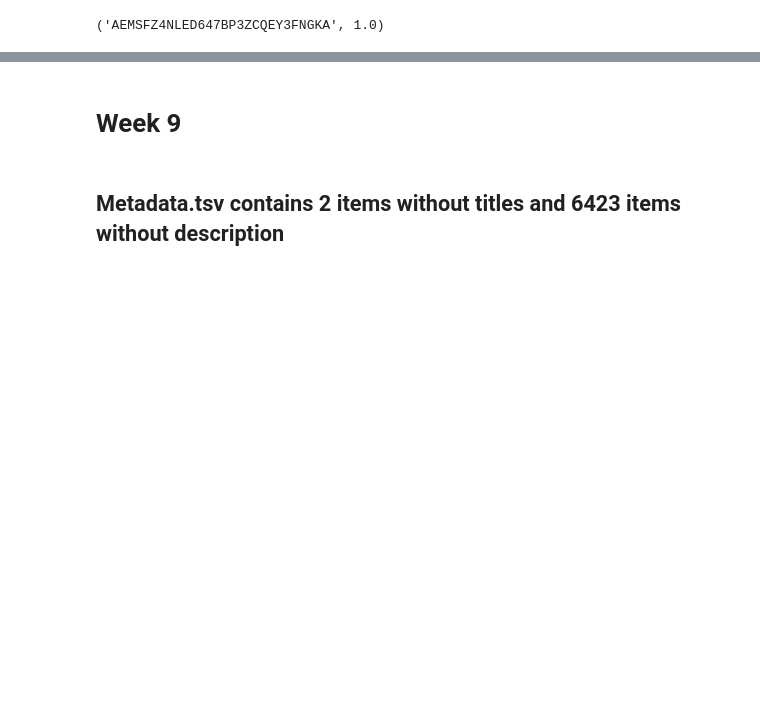
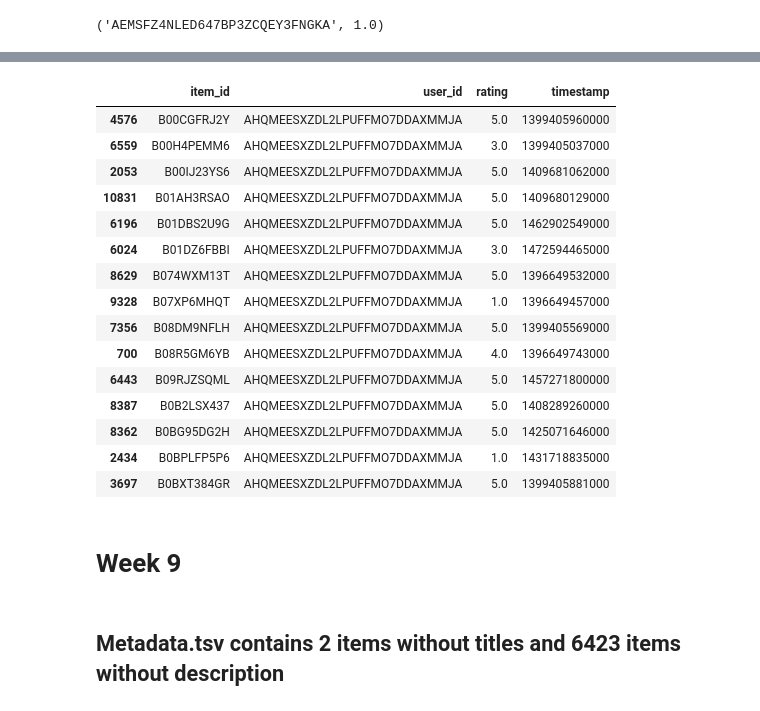
Before and after one commit to danielpenchev98/Web-Recommender-Systems-2025, a Jupyter notebook: project/project.ipynb, the cells around one changed output, grey strips where cells are left out. Cells and saved outputs as stored; diff of their text form; code cells hidden in the pictures; blank space fills up the shorter version.

```diff
--- a/project/project.ipynb
+++ b/project/project.ipynb
@@ -1076,3 +1093,22 @@ df_train[df_train.item_id=='B08JMQR2JK'].agg(count=("rating","size"),avg_rating=
+# %%
+df_train[df_train.user_id == 'AHQMEESXZDL2LPUFFMO7DDAXMMJA']
+# %% [output]
+|  | item_id | user_id | rating | timestamp |
+| 4576 | B00CGFRJ2Y | AHQMEESXZDL2LPUFFMO7DDAXMMJA | 5.0 | 1399405960000 |
+| 6559 | B00H4PEMM6 | AHQMEESXZDL2LPUFFMO7DDAXMMJA | 3.0 | 1399405037000 |
+| 2053 | B00IJ23YS6 | AHQMEESXZDL2LPUFFMO7DDAXMMJA | 5.0 | 1409681062000 |
+| 10831 | B01AH3RSAO | AHQMEESXZDL2LPUFFMO7DDAXMMJA | 5.0 | 1409680129000 |
+| 6196 | B01DBS2U9G | AHQMEESXZDL2LPUFFMO7DDAXMMJA | 5.0 | 1462902549000 |
+| 6024 | B01DZ6FBBI | AHQMEESXZDL2LPUFFMO7DDAXMMJA | 3.0 | 1472594465000 |
+| 8629 | B074WXM13T | AHQMEESXZDL2LPUFFMO7DDAXMMJA | 5.0 | 1396649532000 |
+| 9328 | B07XP6MHQT | AHQMEESXZDL2LPUFFMO7DDAXMMJA | 1.0 | 1396649457000 |
+| 7356 | B08DM9NFLH | AHQMEESXZDL2LPUFFMO7DDAXMMJA | 5.0 | 1399405569000 |
+| 700 | B08R5GM6YB | AHQMEESXZDL2LPUFFMO7DDAXMMJA | 4.0 | 1396649743000 |
+| 6443 | B09RJZSQML | AHQMEESXZDL2LPUFFMO7DDAXMMJA | 5.0 | 1457271800000 |
+| 8387 | B0B2LSX437 | AHQMEESXZDL2LPUFFMO7DDAXMMJA | 5.0 | 1408289260000 |
+| 8362 | B0BG95DG2H | AHQMEESXZDL2LPUFFMO7DDAXMMJA | 5.0 | 1425071646000 |
+| 2434 | B0BPLFP5P6 | AHQMEESXZDL2LPUFFMO7DDAXMMJA | 1.0 | 1431718835000 |
+| 3697 | B0BXT384GR | AHQMEESXZDL2LPUFFMO7DDAXMMJA | 5.0 | 1399405881000 |
 # %% [markdown]
 # Week 9
 # %% [markdown]
```
Also changed, not shown: parts of 28 cells of this notebook, 5 other files.
